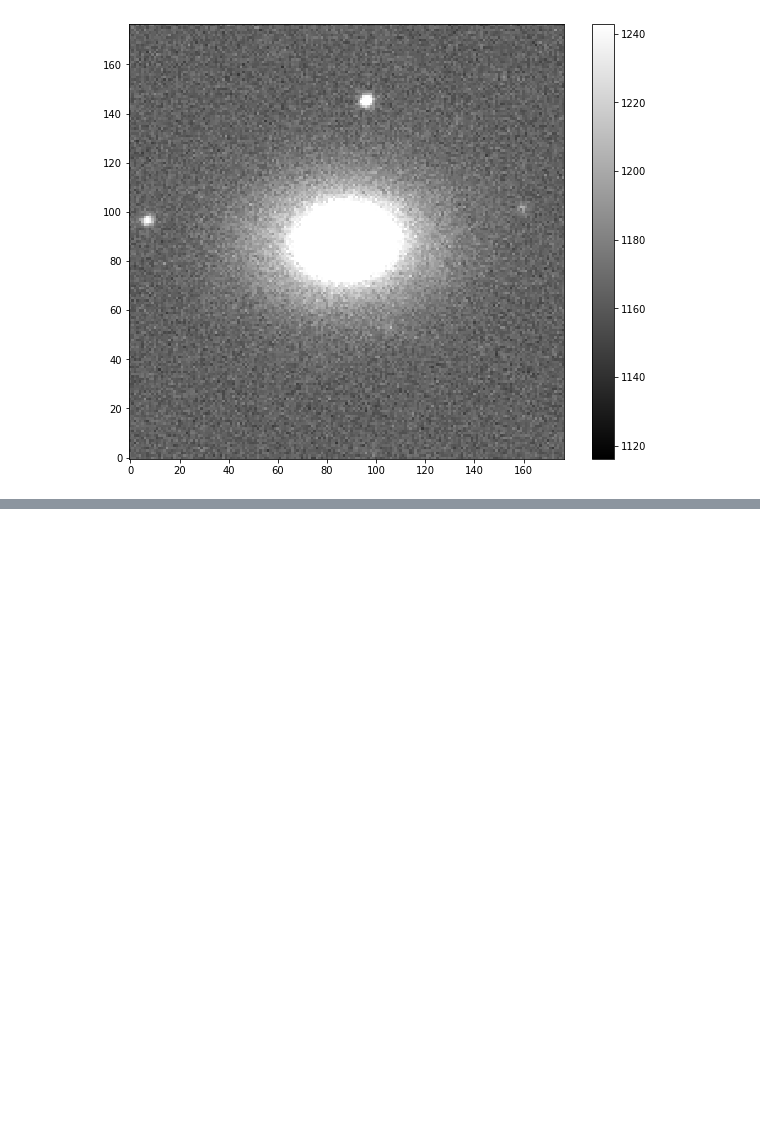
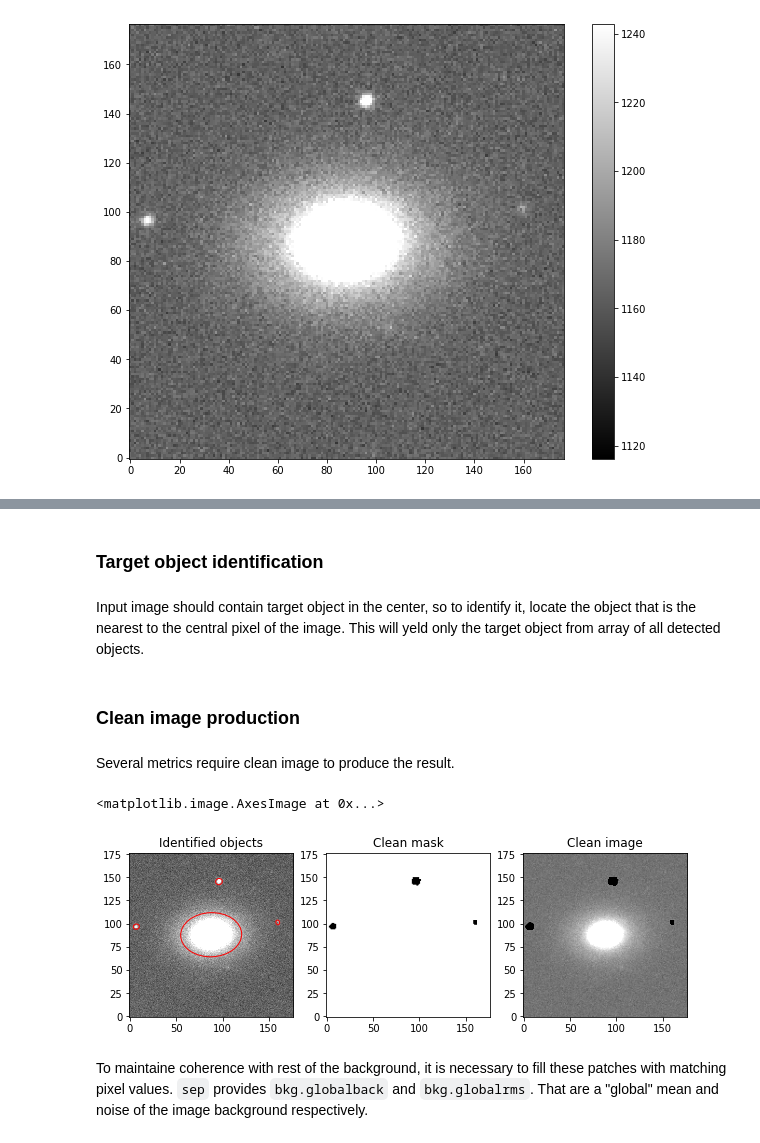
Before and after one commit to igorkolesnikov13/cymorph, a Jupyter notebook: docs/tutorial.ipynb, the cells around one changed output, grey strips where cells are left out. Saved outputs shown, nothing was run; the diff lists cells and outputs as text; code cells hidden in the pictures; blank space fills up the shorter version.

```diff
--- a/docs/tutorial.ipynb
+++ b/docs/tutorial.ipynb
@@ -74,0 +74,4 @@ segmented_mask[segmented_mask==4] = 0
+# %% [markdown]
+### Target object identification
+# %% [markdown]
+Input image should contain target object in the center, so to identify it, locate the object that is the nearest to the central pixel of the image. This will yeld only the target object from array of all detected objects.
@@ -74,0 +85,52 @@ segmented_mask[segmented_mask==4] = 0
+# %%
+# we need to find index of the target object, to identify it on the segmented mask
+# each object on the segmented mask is filled with values index+1
+main_object_index, = np.where(objects['x'] == main_object['x'])
+main_object_index = int(main_object_index) + 1
+# %% [markdown]
+### Clean image production
+# %% [markdown]
+Several metrics require clean image to produce the result.
+# %%
+# clean_mask is diferent from segmented mask, is a sense that all pixels have values equal to 1
+# and secondary sources have values as 0
+clean_mask = np.copy(segmented_mask)
+
+# assign 0 to main object pixels
+clean_mask[clean_mask==main_object_index] = 0
+# everythin that is not 0 (only pixels that belong to secondary objects) will receive 1
+clean_mask[clean_mask!=0] = 1
+# invert the matrix
+clean_mask=1-clean_mask
+# %%
+# apply clean mask on image
+clean_image = image * clean_mask
+# %%
+# plot background-subtracted image
+fig, ax = plt.subplots(1, 3)
+m, s = np.mean(image_sub), np.std(image_sub)
+ax[0].set_title('Identified objects')
+im = ax[0].imshow(image_sub, interpolation='nearest', cmap='gray',
+               vmin=m-s, vmax=m+s, origin='lower')
+
+# plot an ellipse for each object
+for i in range(len(objects)):
+    e = Ellipse(xy=(objects['x'][i], objects['y'][i]),
+                width=4*objects['a'][i],
+                height=4*objects['b'][i],
+                angle=objects['theta'][i] * 180. / np.pi)
+    e.set_facecolor('none')
+    e.set_edgecolor('red')
+    ax[0].add_artist(e)
+
+ax[1].set_title('Clean mask')
+ax[1].imshow(clean_mask, origin='lower', cmap='gray')
+
+ax[2].set_title('Clean image')
+m, s = np.mean(clean_image), np.std(clean_image)
+ax[2].imshow(clean_image, origin='lower', cmap='gray',vmin=m-s, vmax=m+s)
+# %% [output]
+<matplotlib.image.AxesImage at 0x...>
+[figure, added]
+# %% [markdown]
+To maintaine coherence with rest of the background, it is necessary to fill these patches with matching pixel values. `sep` provides `bkg.globalback` and `bkg.globalrms`. That are a "global" mean and noise of the image background respectively.
```
Also changed, not shown: parts of 28 cells of this notebook, 1 other file.
